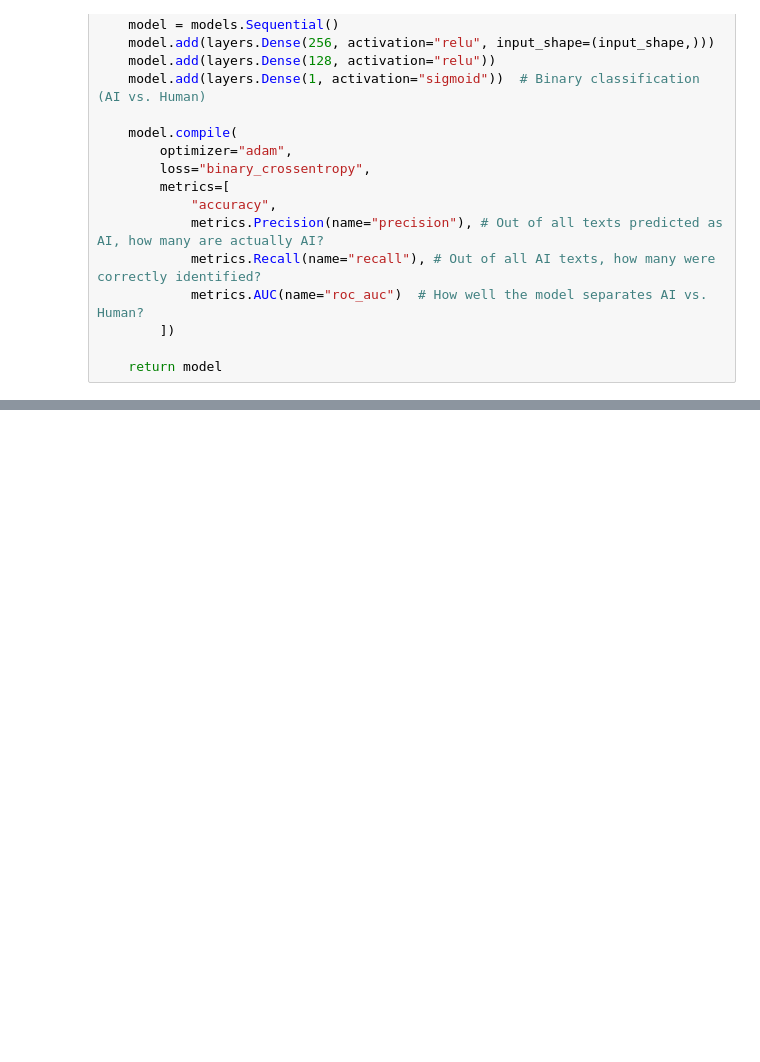
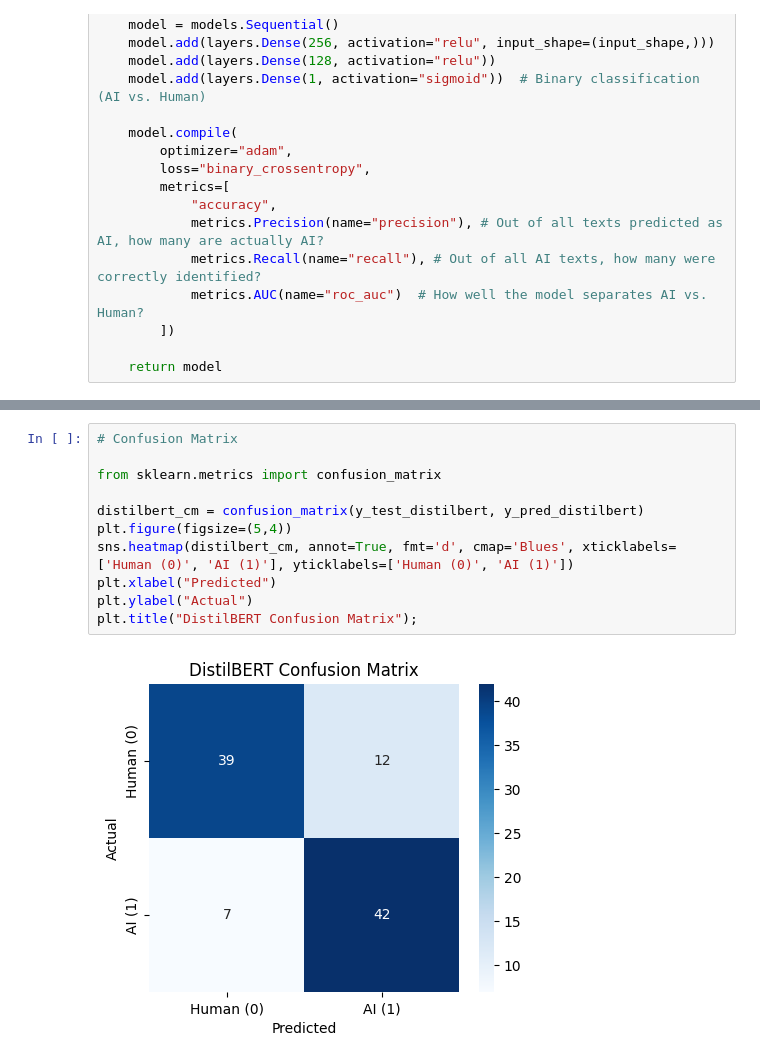
Before and after one commit to nghia95/fake-data-detector, a Jupyter notebook: notebooks/Halim_exploratory.ipynb, the cells around one changed output, grey strips where cells are left out. Cells and saved outputs as stored; diff of their text form; blank space fills up the shorter version.

```diff
--- a/notebooks/Halim_exploratory.ipynb
+++ b/notebooks/Halim_exploratory.ipynb
@@ -598,3 +613,16 @@ weighted avg       0.83      0.81      0.81       100
+# %%
+# Confusion Matrix
+
+from sklearn.metrics import confusion_matrix
+
+distilbert_cm = confusion_matrix(y_test_distilbert, y_pred_distilbert)
+plt.figure(figsize=(5,4))
+sns.heatmap(distilbert_cm, annot=True, fmt='d', cmap='Blues', xticklabels=['Human (0)', 'AI (1)'], yticklabels=['Human (0)', 'AI (1)'])
+plt.xlabel("Predicted")
+plt.ylabel("Actual")
+plt.title("DistilBERT Confusion Matrix");
+# %% [output]
+[figure, added]
 # %%
 # BERT-small Test performance
 
```
Also changed, not shown: parts of 14 cells of this notebook.
